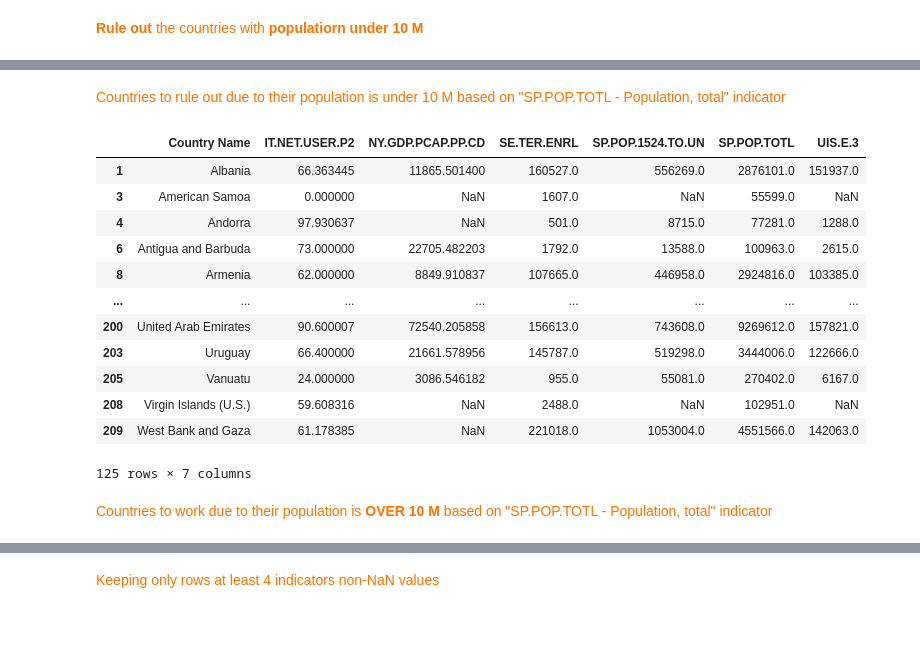
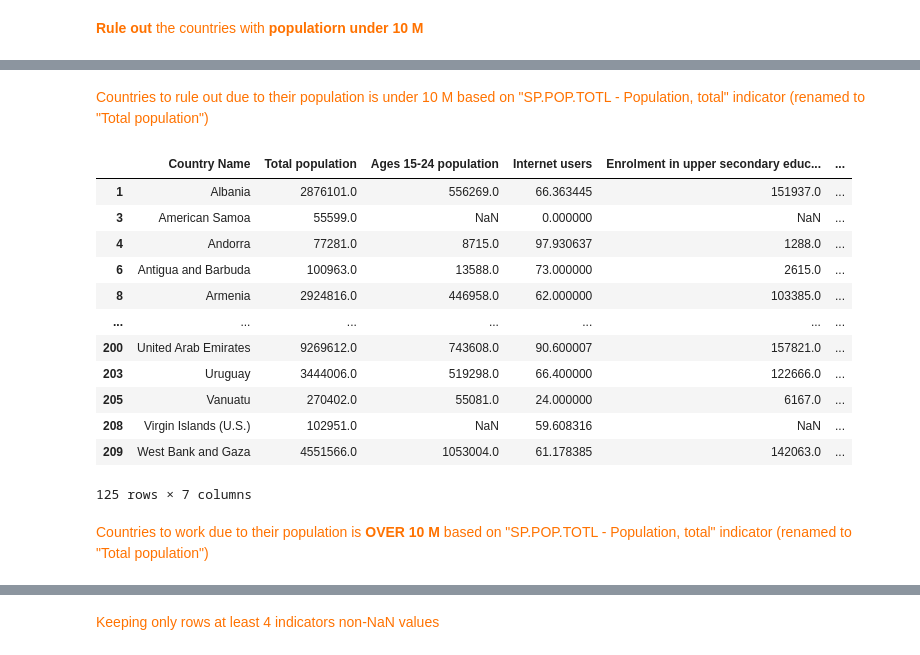
Before and after one commit to samirhinojosa/OC-P2-education-statistics, a Jupyter notebook: notebook.ipynb, the cells around one changed output, grey strips where cells are left out. Cells and saved outputs as stored; diff of their text form; code cells hidden in the pictures; blank space fills up the shorter version.

```diff
--- a/notebook.ipynb
+++ b/notebook.ipynb
@@ -972,7 +976,7 @@ The nexts steps are towards the preparation of dataset.<br>
 </div>
 # %%
 # Preaparing the data to work on it
-df_to_work = df_to_work.melt(["Country Name", "Indicator Code"], var_name="Year", value_name="Value").sort_values(by=["Country Name", "Year", "Indicator Code"]).reset_index(drop=True)
+df_to_work = df_to_work.melt(["Country Name", "Renamed Indicator"], var_name="Year", value_name="Value").sort_values(by=["Country Name", "Year", "Renamed Indicator"]).reset_index(drop=True)
 # %%
 df_to_work
 # %% [output]
@@ -994,7 +998,7 @@ df_to_work
 Make a pivot table to transform the indicators in multiples columns, one column for each of them.
 </div>
 # %%
-df_to_work = df_to_work.pivot_table("Value", ["Country Name", "Year"], "Indicator Code")
+df_to_work = df_to_work.pivot_table("Value", ["Country Name", "Year"], "Renamed Indicator")
 # %%
 df_to_work = pd.DataFrame(df_to_work).reset_index()
 # %%
@@ -1065,3 +1078,12 @@ del df_countries_to_work["Year"]
+# %%
+ORDERING = [
+    "Country Name", "Total population", "Ages 15-24 population", "Internet users",
+    "Enrolment in upper secondary education", "Enrolment in tertiary education",
+    "Gross domestic product per capita"
+]
+# %%
+# Ordering the columns in  dataset
+df_countries_to_work = df_countries_to_work[ORDERING]
 # %%
 df_countries_to_work
 # %% [output]
@@ -1130,26 +1152,26 @@ df_indicators
 pd.reset_option("display.max_colwidth") # reset width of showing cols
 # %% [markdown]
 <div style="color: RGB(255,114,0);">
-Countries to rule out due to their population is under 10 M based on "SP.POP.TOTL - Population, total" indicator
+Countries to rule out due to their population is under 10 M based on "SP.POP.TOTL - Population, total" indicator (renamed to "Total population")
 </div>
 # %%
-df_countries_to_work[df_countries_to_work["SP.POP.TOTL"]<10000000]
+df_countries_to_work[df_countries_to_work["Total population"]<10000000]
 # %% [output]
-|  | Country Name | IT.NET.USER.P2 | NY.GDP.PCAP.PP.CD | SE.TER.ENRL | SP.POP.1524.TO.UN | SP.POP.TOTL | UIS.E.3 |
-| 1 | Albania | 66.363445 | 11865.501400 | 160527.0 | 556269.0 | 2876101.0 | 151937.0 |
-| 3 | American Samoa | 0.000000 | NaN | 1607.0 | NaN | 55599.0 | NaN |
-| 4 | Andorra | 97.930637 | NaN | 501.0 | 8715.0 | 77281.0 | 1288.0 |
-| 6 | Antigua and Barbuda | 73.000000 | 22705.482203 | 1792.0 | 13588.0 | 100963.0 | 2615.0 |
-| 8 | Armenia | 62.000000 | 8849.910837 | 107665.0 | 446958.0 | 2924816.0 | 103385.0 |
-| ... | ... | ... | ... | ... | ... | ... | ... |
-| 200 | United Arab Emirates | 90.600007 | 72540.205858 | 156613.0 | 743608.0 | 9269612.0 | 157821.0 |
-| 203 | Uruguay | 66.400000 | 21661.578956 | 145787.0 | 519298.0 | 3444006.0 | 122666.0 |
-| 205 | Vanuatu | 24.000000 | 3086.546182 | 955.0 | 55081.0 | 270402.0 | 6167.0 |
-| 208 | Virgin Islands (U.S.) | 59.608316 | NaN | 2488.0 | NaN | 102951.0 | NaN |
-| 209 | West Bank and Gaza | 61.178385 | NaN | 221018.0 | 1053004.0 | 4551566.0 | 142063.0 |
+|  | Country Name | Total population | Ages 15-24 population | Internet users | Enrolment in upper secondary educ... | ... |
+| 1 | Albania | 2876101.0 | 556269.0 | 66.363445 | 151937.0 | ... |
+| 3 | American Samoa | 55599.0 | NaN | 0.000000 | NaN | ... |
+| 4 | Andorra | 77281.0 | 8715.0 | 97.930637 | 1288.0 | ... |
+| 6 | Antigua and Barbuda | 100963.0 | 13588.0 | 73.000000 | 2615.0 | ... |
+| 8 | Armenia | 2924816.0 | 446958.0 | 62.000000 | 103385.0 | ... |
+| ... | ... | ... | ... | ... | ... | ... |
+| 200 | United Arab Emirates | 9269612.0 | 743608.0 | 90.600007 | 157821.0 | ... |
+| 203 | Uruguay | 3444006.0 | 519298.0 | 66.400000 | 122666.0 | ... |
+| 205 | Vanuatu | 270402.0 | 55081.0 | 24.000000 | 6167.0 | ... |
+| 208 | Virgin Islands (U.S.) | 102951.0 | NaN | 59.608316 | NaN | ... |
+| 209 | West Bank and Gaza | 4551566.0 | 1053004.0 | 61.178385 | 142063.0 | ... |
 125 rows × 7 columns
 # %% [markdown]
 <div style="color: RGB(255,114,0);">
-    Countries to work due to their population is <strong>OVER 10 M</strong> based on "SP.POP.TOTL - Population, total" indicator
+    Countries to work due to their population is <strong>OVER 10 M</strong> based on "SP.POP.TOTL - Population, total" indicator (renamed to "Total population")
 </div>
 # %%
```
Also changed, not shown: parts of 39 cells of this notebook.
